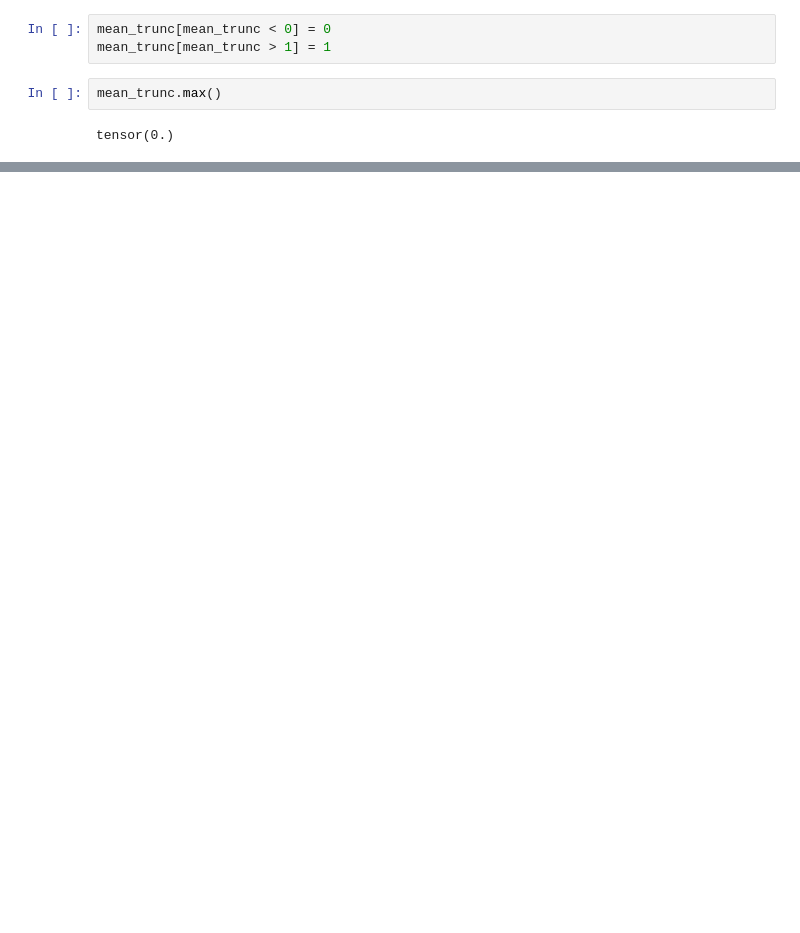
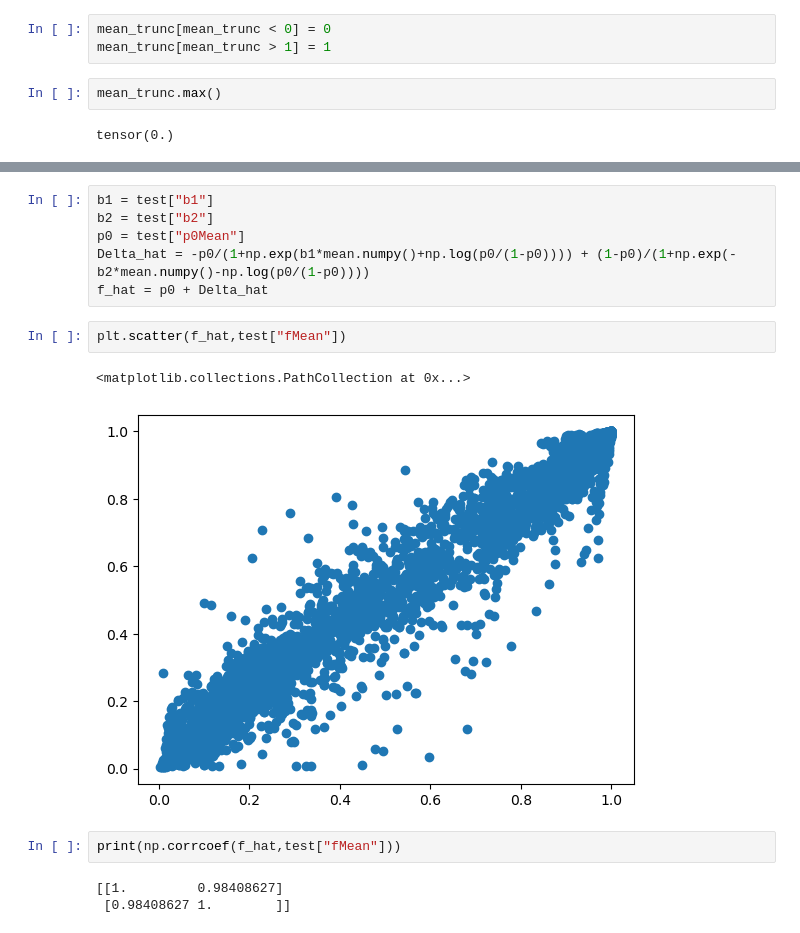
Before and after one commit to ltronneb/pimogp, a Jupyter notebook: notebooks/Continuous_drugs.ipynb, the cells around one changed output, grey strips where cells are left out. Saved outputs shown, nothing was run; the diff lists cells and outputs as text; blank space fills up the shorter version.

```diff
--- a/notebooks/Continuous_drugs.ipynb
+++ b/notebooks/Continuous_drugs.ipynb
@@ -314,0 +315,16 @@ plt.scatter(test["p0Mean"].values,y_test)
+# %%
+b1 = test["b1"]
+b2 = test["b2"]
+p0 = test["p0Mean"]
+Delta_hat = -p0/(1+np.exp(b1*mean.numpy()+np.log(p0/(1-p0)))) + (1-p0)/(1+np.exp(-b2*mean.numpy()-np.log(p0/(1-p0))))
+f_hat = p0 + Delta_hat
+# %%
+plt.scatter(f_hat,test["fMean"])
+# %% [output]
+<matplotlib.collections.PathCollection at 0x...>
+[figure, added]
+# %%
+print(np.corrcoef(f_hat,test["fMean"]))
+# %% [output]
+[[1.         0.98408627]
+ [0.98408627 1.        ]]
```
Also changed, not shown: parts of 14 cells of this notebook, 18 other files.
